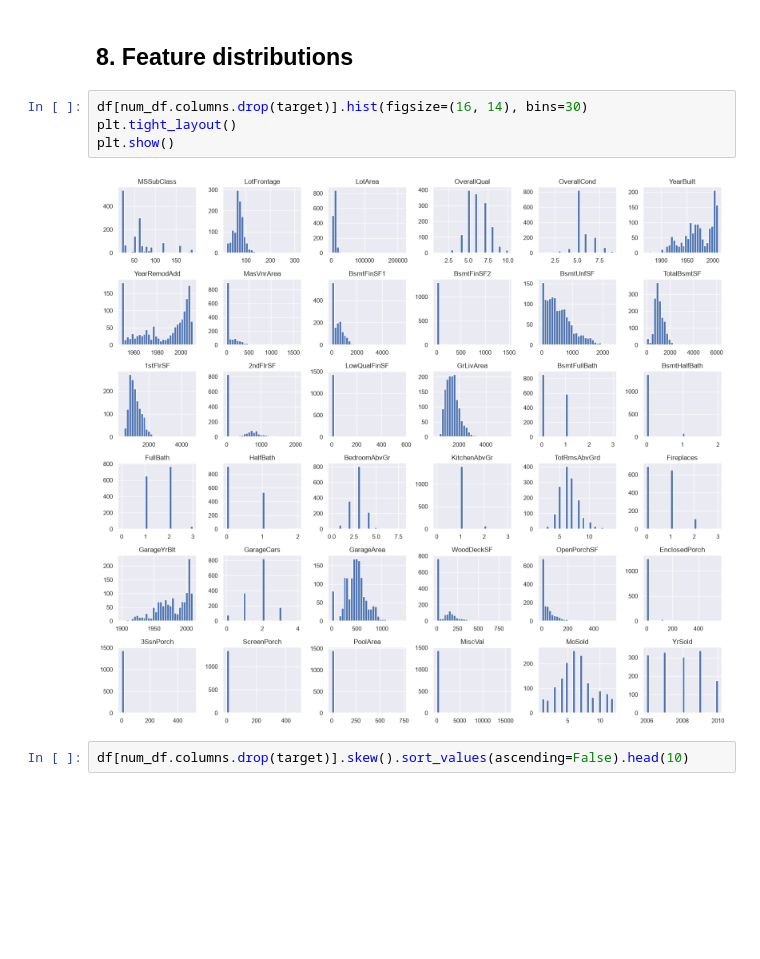
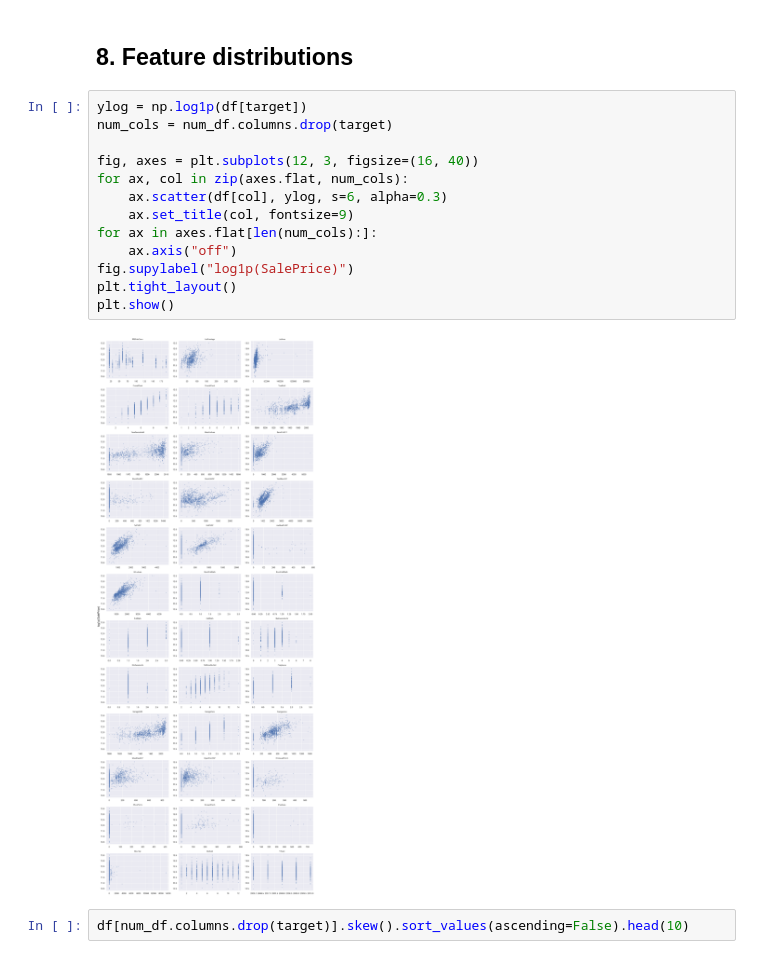
Before and after one commit to oozywaters/kaggle-house-prices, a Jupyter notebook: notebooks/eda.ipynb, the cells around one changed output. Cells and saved outputs as stored; diff of their text form; blank space fills up the shorter version.

```diff
--- a/notebooks/eda.ipynb
+++ b/notebooks/eda.ipynb
@@ -243,11 +243,20 @@ The bar to beat: always guessing the average price gives an RMSE of about 0.40 o
 # %% [markdown]
 ## 8. Feature distributions
 # %%
-df[num_df.columns.drop(target)].hist(figsize=(16, 14), bins=30)
+ylog = np.log1p(df[target])
+num_cols = num_df.columns.drop(target)
+
+fig, axes = plt.subplots(12, 3, figsize=(16, 40))
+for ax, col in zip(axes.flat, num_cols):
+    ax.scatter(df[col], ylog, s=6, alpha=0.3)
+    ax.set_title(col, fontsize=9)
+for ax in axes.flat[len(num_cols):]:
+    ax.axis("off")
+fig.supylabel("log1p(SalePrice)")
 plt.tight_layout()
 plt.show()
 # %% [output]
-[figure, old version]
+[figure, new version]
 # %%
 df[num_df.columns.drop(target)].skew().sort_values(ascending=False).head(10)
 # %% [output]
```
Also changed, not shown: parts of 1 cell of this notebook.
